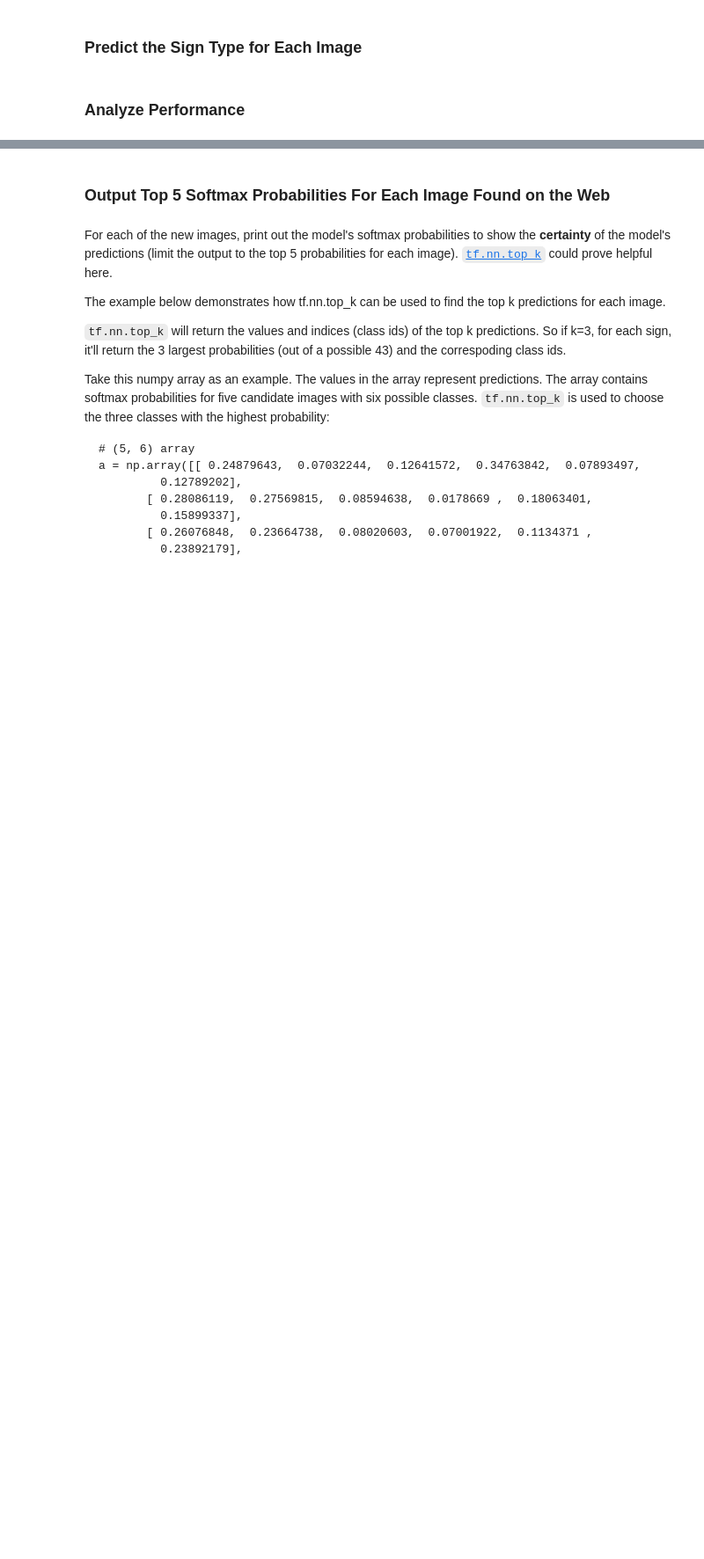
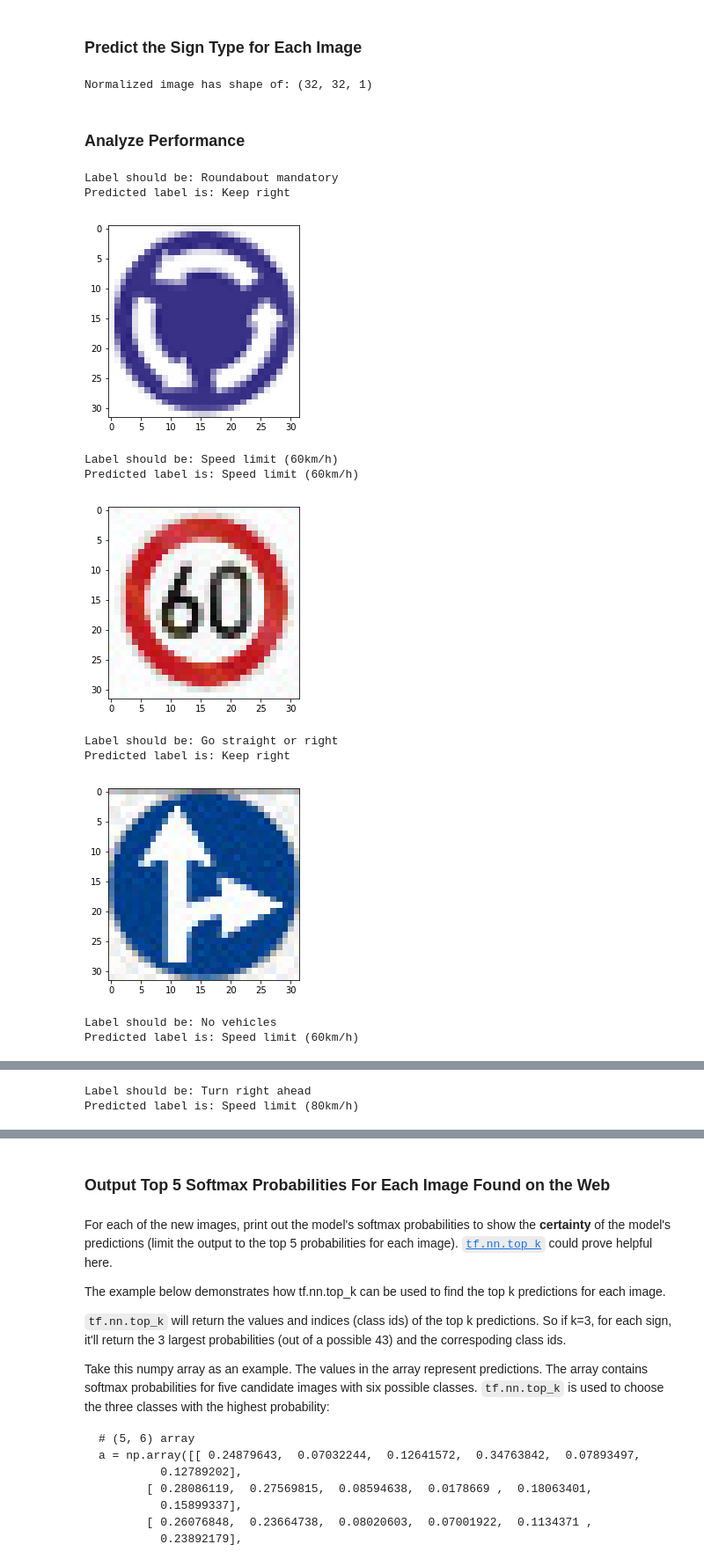
Before and after one commit to carsor007/CarND-Traffic-Sign-Classifier-Project, a Jupyter notebook: Traffic_Sign_Classifier.ipynb, the cells around one changed output, grey strips where cells are left out. Shown at 88% size. Drawn from its saved outputs; the diff is of its cells as text; code cells hidden in the pictures; blank space fills up the shorter version.

```diff
--- a/Traffic_Sign_Classifier.ipynb
+++ b/Traffic_Sign_Classifier.ipynb
@@ -163,6 +202,9 @@ Minimally, the image data should be normalized so that the data has mean zero an
 Other pre-processing steps are optional. You can try different techniques to see if it improves performance.
 
 Use the code cell (or multiple code cells, if necessary) to implement the first step of your project.
+# %%
+# execute this cell only once so the boolean is not reassigned
+normalized_once = False
 # %%
 ### Preprocess the data here. It is required to normalize the data. Other preprocessing steps could include
 ### converting to grayscale, etc.
@@ -385,8 +454,38 @@ extra_label = [15, 40, 3, 36, 33]
 ### Run the predictions here and use the model to output the prediction for each image.
 ### Make sure to pre-process the images with the same pre-processing pipeline used earlier.
 ### Feel free to use as many code cells as needed.
+gray_imgs = normalize(imgs)
+print ("Normalized image has shape of: {}".format(gray_imgs[0].shape))
+# %% [output]
+Normalized image has shape of: (32, 32, 1)
+# %%
+with tf.Session() as sess:
+    saver.restore(sess, tf.train.latest_checkpoint('.'))
+
+    sign_type_pred = sess.run(tf.argmax(logits, 1), feed_dict={x: gray_imgs, dropout: 1.0})
 # %% [markdown]
 ### Analyze Performance
 # %%
 ### Calculate the accuracy for these 5 new images.
 ### For example, if the model predicted 1 out of 5 signs correctly, it's 20% accurate on these new images.
+import pandas as pd
+
+sign_names = pd.read_csv('signnames.csv')
+
+for i in range(len(imgs)):
+    print("Label should be: {}".format(sign_names.loc[sign_labels[i]].SignName))
+    print("Predicted label is: {}".format(sign_names.loc[sign_type_pred[i]].SignName))
+    plt.imshow(imgs[i])
+    plt.show()
+# %% [output]
+Label should be: Roundabout mandatory
+Predicted label is: Keep right
+[figure, added]
+Label should be: Speed limit (60km/h)
+Predicted label is: Speed limit (60km/h)
+[figure, added]
+Label should be: Go straight or right
+Predicted label is: Keep right
+[figure, added]
+Label should be: No vehicles
+Predicted label is: Speed limit (60km/h)
@@ -392,0 +493,2 @@ extra_label = [15, 40, 3, 36, 33]
+Label should be: Turn right ahead
+Predicted label is: Speed limit (80km/h)
```
Also changed, not shown: parts of 18 cells of this notebook, 8 other files.
